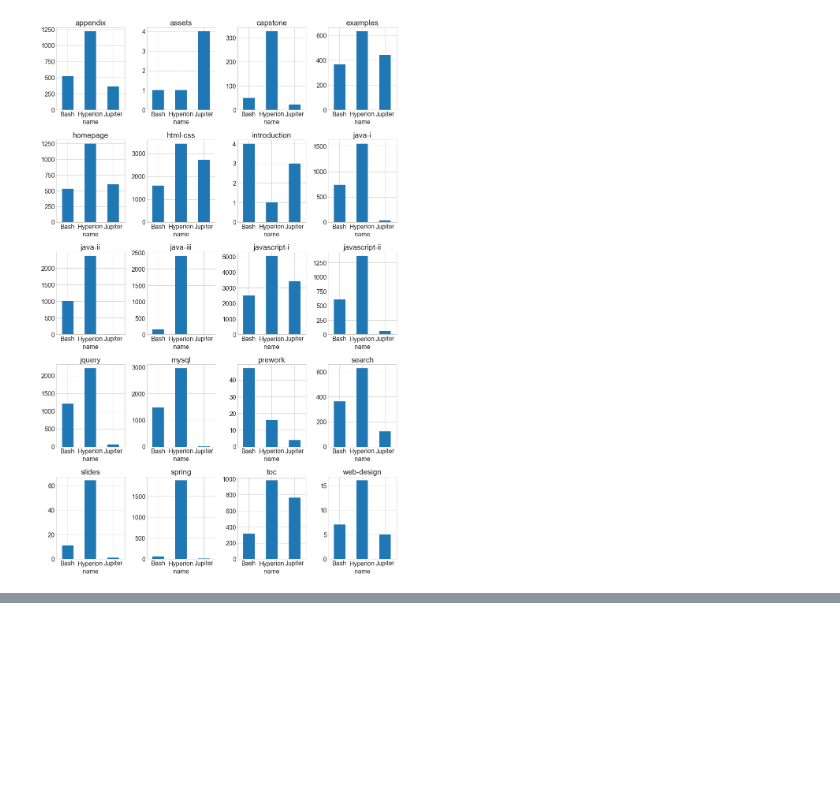
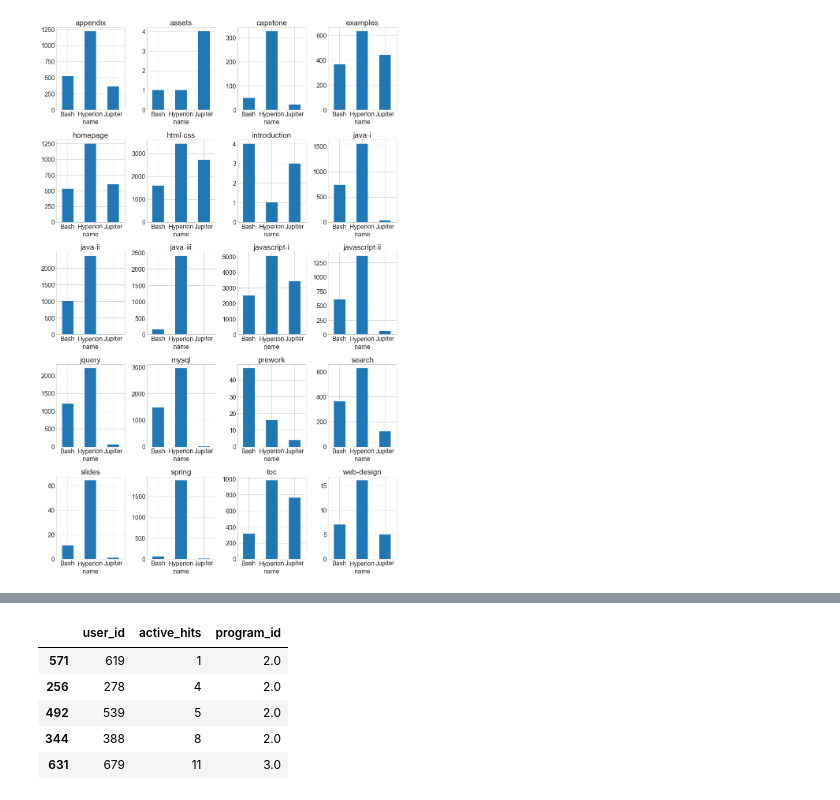
Before and after one commit to Yongliang-Shi/Anomaly-Detection-in-the-Curriculum-Access-Log, a Jupyter notebook: explore_log.ipynb, the cells around one changed output, grey strips where cells are left out. Cells and saved outputs as stored; diff of their text form; code cells hidden in the pictures; blank space fills up the shorter version.

```diff
--- a/explore_log.ipynb
+++ b/explore_log.ipynb
@@ -277,0 +317,15 @@ plt.show()
+# %%
+# Create a mask of active hits not 0
+mask_active_hits = (user_id_hits.active_hits != 0)
+
+# Pick the bottom 50 user id with the least active hits
+
+user_id_hits_rare = user_id_hits[mask_active_hits].sort_values(by='active_hits').head(50)
+user_id_hits_rare.head()
+# %% [output]
+|  | user_id | active_hits | program_id |
+| 571 | 619 | 1 | 2.0 |
+| 256 | 278 | 4 | 2.0 |
+| 492 | 539 | 5 | 2.0 |
+| 344 | 388 | 8 | 2.0 |
+| 631 | 679 | 11 | 3.0 |
```
Also changed, not shown: parts of 4 cells of this notebook.
